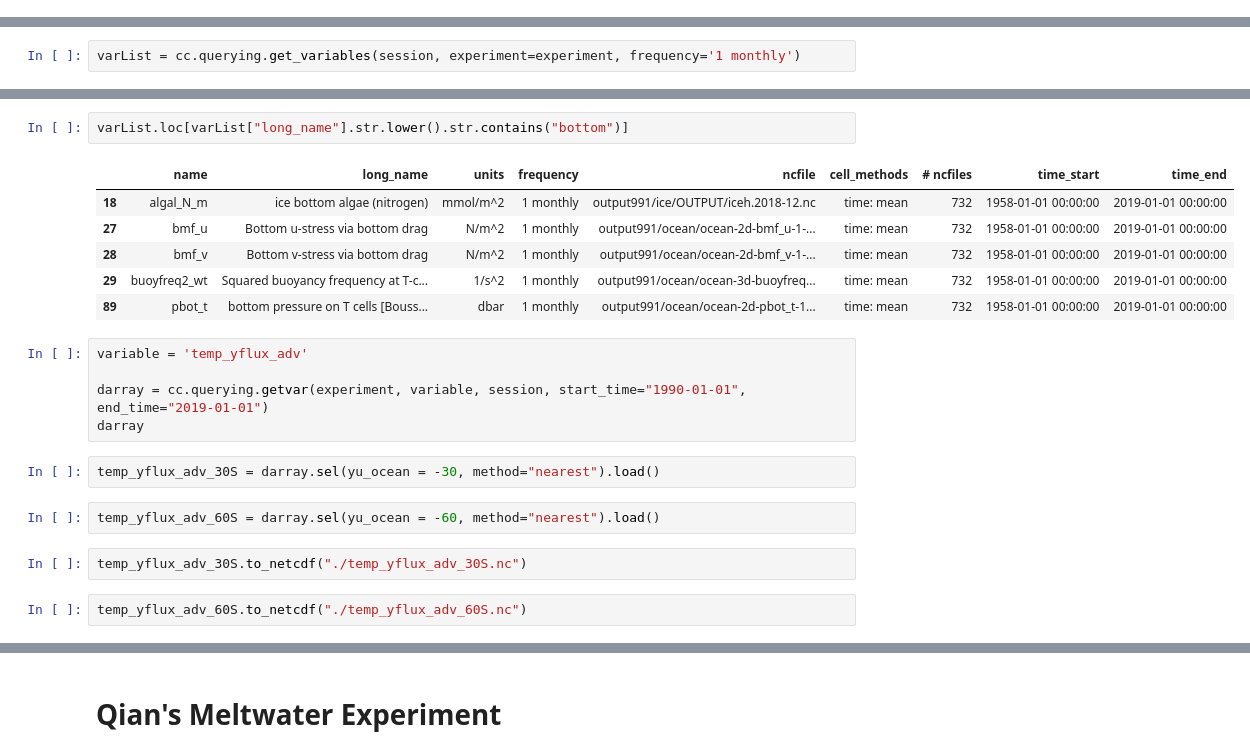
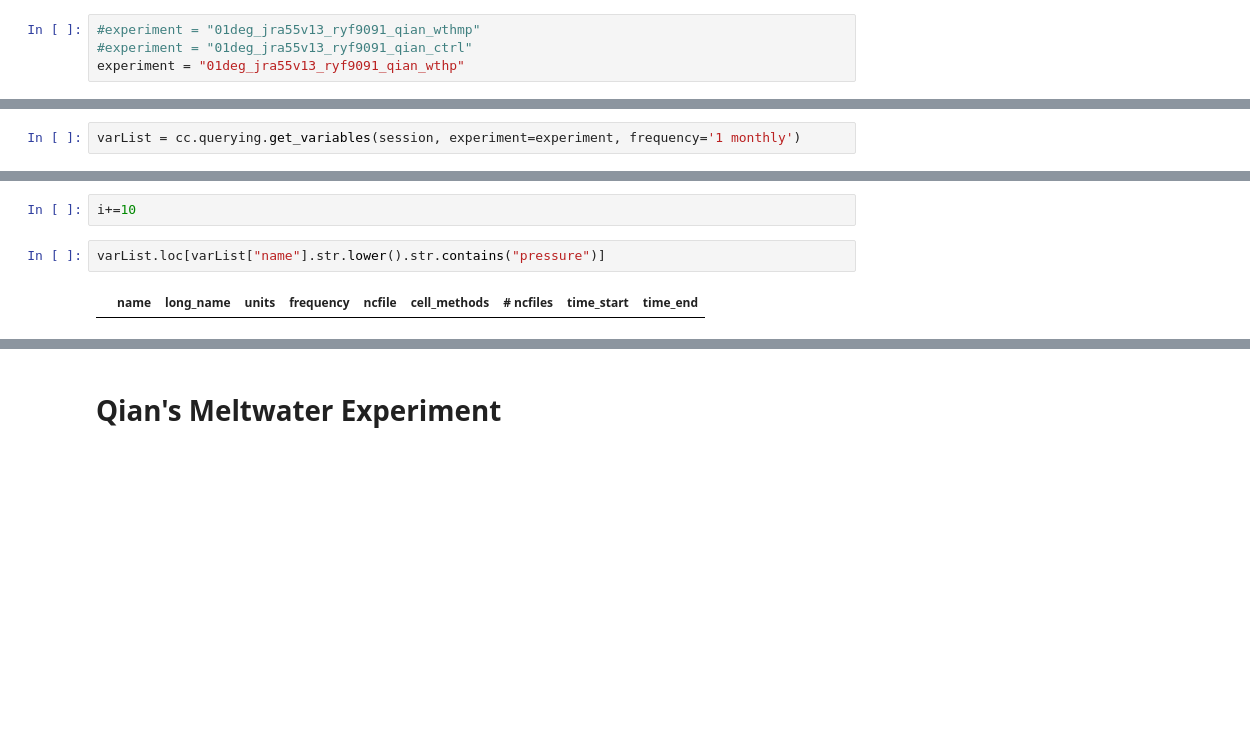
Before and after one commit to adityarn/CDW_mixing_ACCESS, a Jupyter notebook: Exploratory.ipynb, the cells around one changed output, grey strips where cells are left out. Cells and saved outputs as stored; diff of their text form; blank space fills up the shorter version.

```diff
--- a/Exploratory.ipynb
+++ b/Exploratory.ipynb
@@ -28,3 +26,7 @@ experiment = "01deg_jra55v13_ryf9091_qian_ctrl"
+# %%
+#experiment = "01deg_jra55v13_ryf9091_qian_wthmp"
+#experiment = "01deg_jra55v13_ryf9091_qian_ctrl"
+experiment = "01deg_jra55v13_ryf9091_qian_wthp"
 # %%
 fileList = cc.querying.get_ncfiles(session, experiment)
 # %%
@@ -68,22 +66,6 @@ varList
+# %%
+i+=10
 # %%
-varList.loc[varList["long_name"].str.lower().str.contains("bottom")]
+varList.loc[varList["name"].str.lower().str.contains("pressure")]
 # %% [output]
 |  | name | long_name | units | frequency | ncfile | cell_methods | # ncfiles | time_start | time_end |
-| 18 | algal_N_m | ice bottom algae (nitrogen) | mmol/m^2 | 1 monthly | output991/ice/OUTPUT/iceh.2018-12.nc | time: mean | 732 | 1958-01-01 00:00:00 | 2019-01-01 00:00:00 |
-| 27 | bmf_u | Bottom u-stress via bottom drag | N/m^2 | 1 monthly | output991/ocean/ocean-2d-bmf_u-1-... | time: mean | 732 | 1958-01-01 00:00:00 | 2019-01-01 00:00:00 |
-| 28 | bmf_v | Bottom v-stress via bottom drag | N/m^2 | 1 monthly | output991/ocean/ocean-2d-bmf_v-1-... | time: mean | 732 | 1958-01-01 00:00:00 | 2019-01-01 00:00:00 |
-| 29 | buoyfreq2_wt | Squared buoyancy frequency at T-c... | 1/s^2 | 1 monthly | output991/ocean/ocean-3d-buoyfreq... | time: mean | 732 | 1958-01-01 00:00:00 | 2019-01-01 00:00:00 |
-| 89 | pbot_t | bottom pressure on T cells [Bouss... | dbar | 1 monthly | output991/ocean/ocean-2d-pbot_t-1... | time: mean | 732 | 1958-01-01 00:00:00 | 2019-01-01 00:00:00 |
-# %%
-variable = 'temp_yflux_adv'
-
-darray = cc.querying.getvar(experiment, variable, session, start_time="1990-01-01", end_time="2019-01-01")
-darray
-# %%
-temp_yflux_adv_30S = darray.sel(yu_ocean = -30, method="nearest").load()
-# %%
-temp_yflux_adv_60S = darray.sel(yu_ocean = -60, method="nearest").load()
-# %%
-temp_yflux_adv_30S.to_netcdf("./temp_yflux_adv_30S.nc")
-# %%
-temp_yflux_adv_60S.to_netcdf("./temp_yflux_adv_60S.nc")
```
Also changed, not shown: parts of 26 cells of this notebook, 2 other files.
